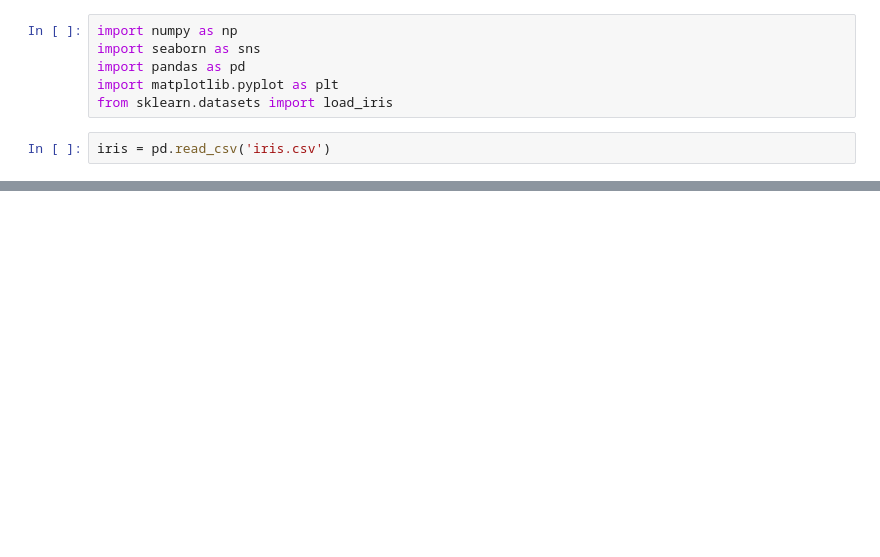
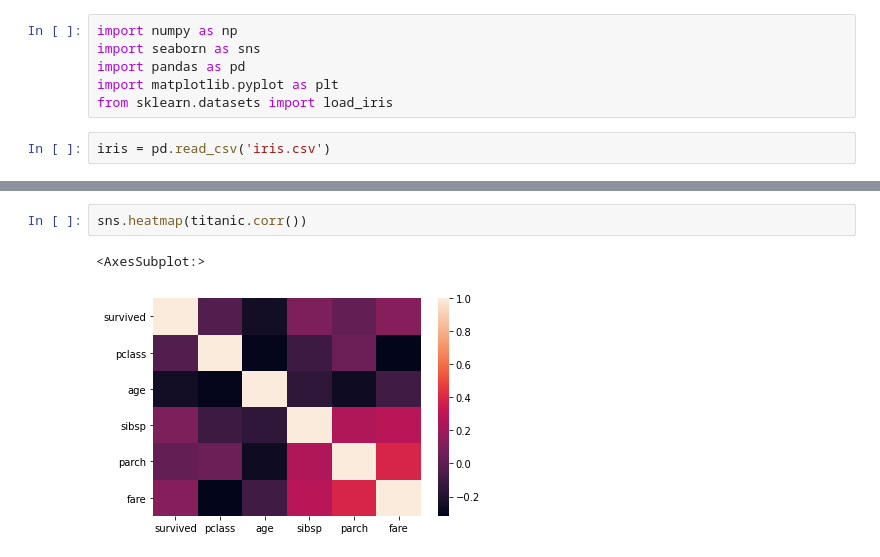
Before and after one commit to Eloiii/bet_guessr, a Jupyter notebook: Seaborn.ipynb, the cells around one changed output, grey strips where cells are left out. Cells and saved outputs as stored; diff of their text form; blank space fills up the shorter version.

```diff
--- a/Seaborn.ipynb
+++ b/Seaborn.ipynb
@@ -13,0 +36,5 @@ sns.pairplot(iris)
+# %%
+sns.heatmap(titanic.corr())
+# %% [output]
+<AxesSubplot:>
+[figure, added]
```
Also changed, not shown: parts of 4 cells of this notebook, 2 other files.
